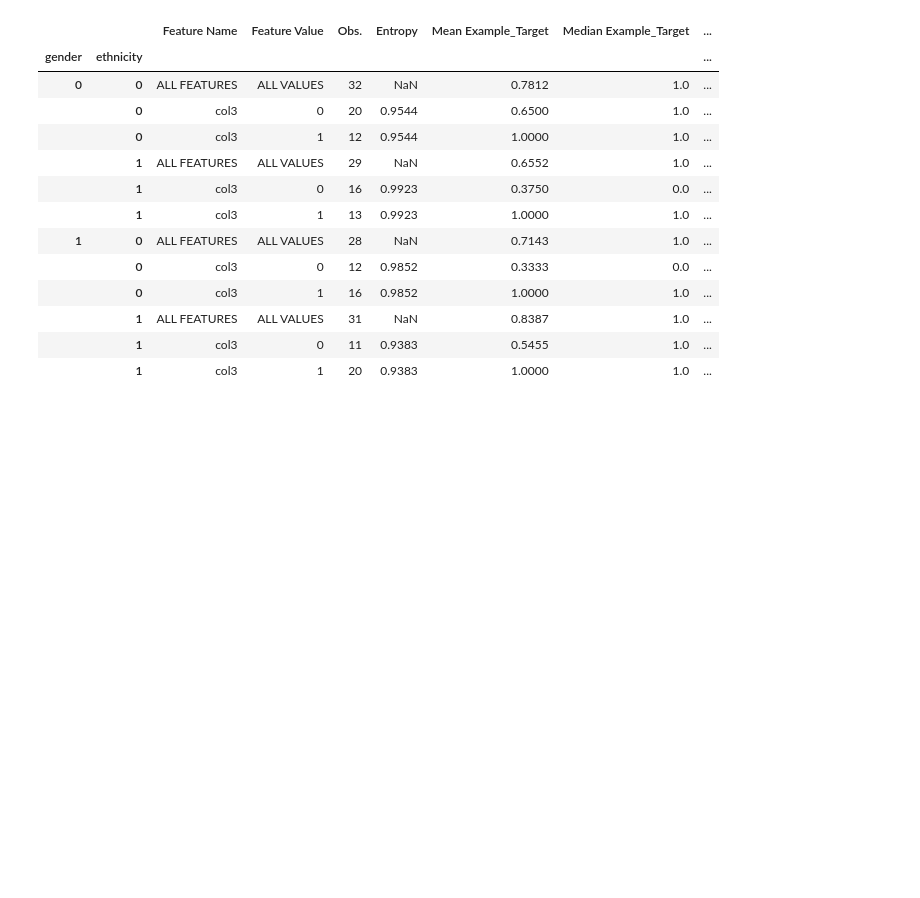
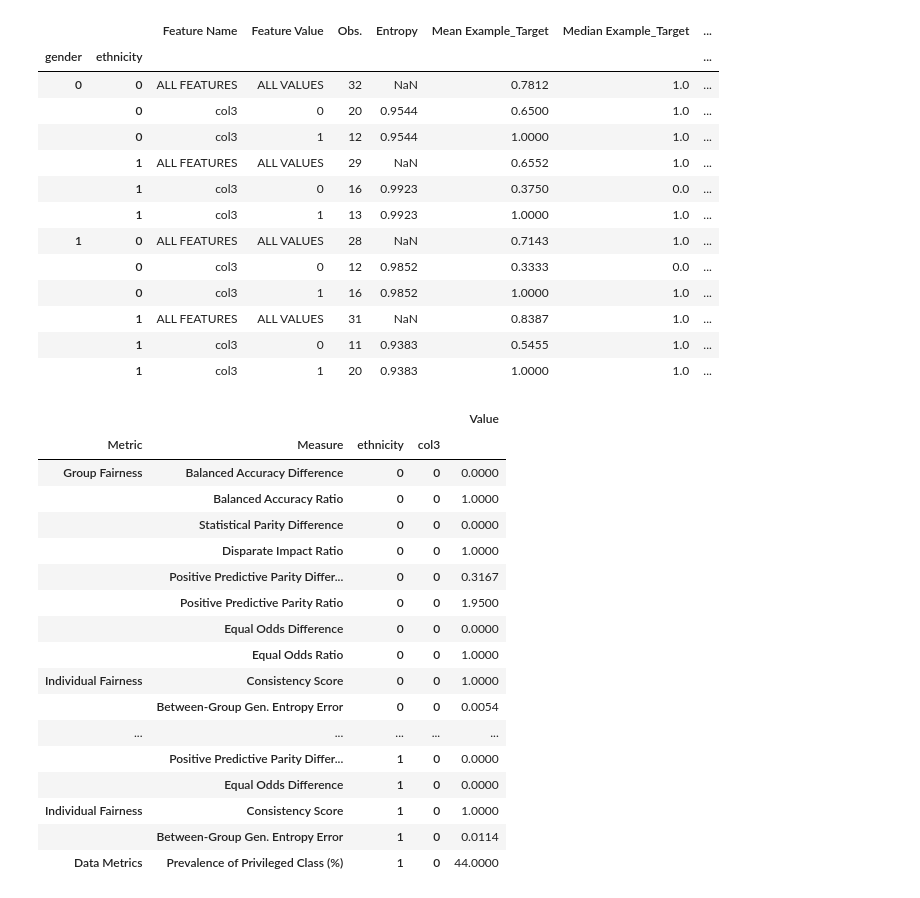
Before and after one commit to KenSciResearch/fairMLHealth, a Jupyter notebook: examples_and_tutorials/Example-ToolUsage_Binary.ipynb, the cells around one changed output. Saved outputs shown, nothing was run; the diff lists cells and outputs as text; code cells hidden in the pictures; blank space fills up the shorter version.

```diff
--- a/examples_and_tutorials/Example-ToolUsage_Binary.ipynb
+++ b/examples_and_tutorials/Example-ToolUsage_Binary.ipynb
@@ -271,3 +271,32 @@ measure.data(X=X_test['col3'], Y=y_test, cohorts=X_test[['gender', 'ethnicity']]
 |  | 1 | ALL FEATURES | ALL VALUES | 31 | NaN | 0.8387 | 1.0 | ... |
 |  | 1 | col3 | 0 | 11 | 0.9383 | 0.5455 | 1.0 | ... |
 |  | 1 | col3 | 1 | 20 | 0.9383 | 1.0000 | 1.0 | ... |
+# %%
+measure.summary(X_test[['col2']],
+                y_test,
+                model_1.predict(X_test),
+                prtc_attr=X_test['gender'],
+                pred_type="classification",
+                flag_oor=False,
+                skip_performance=True,
+                cohorts=X_test[['ethnicity', 'col3']]
+               )
+# %% [output]
+|  |  |  |  | Value |
+| Metric | Measure | ethnicity | col3 |  |
+| Group Fairness | Balanced Accuracy Difference | 0 | 0 | 0.0000 |
+|  | Balanced Accuracy Ratio | 0 | 0 | 1.0000 |
+|  | Statistical Parity Difference | 0 | 0 | 0.0000 |
+|  | Disparate Impact Ratio | 0 | 0 | 1.0000 |
+|  | Positive Predictive Parity Differ... | 0 | 0 | 0.3167 |
+|  | Positive Predictive Parity Ratio | 0 | 0 | 1.9500 |
+|  | Equal Odds Difference | 0 | 0 | 0.0000 |
+|  | Equal Odds Ratio | 0 | 0 | 1.0000 |
+| Individual Fairness | Consistency Score | 0 | 0 | 1.0000 |
+|  | Between-Group Gen. Entropy Error | 0 | 0 | 0.0054 |
+| ... | ... | ... | ... | ... |
+|  | Positive Predictive Parity Differ... | 1 | 0 | 0.0000 |
+|  | Equal Odds Difference | 1 | 0 | 0.0000 |
+| Individual Fairness | Consistency Score | 1 | 0 | 1.0000 |
+|  | Between-Group Gen. Entropy Error | 1 | 0 | 0.0114 |
+| Data Metrics | Prevalence of Privileged Class (%) | 1 | 0 | 44.0000 |
```
Also changed, not shown: parts of 3 cells of this notebook.
